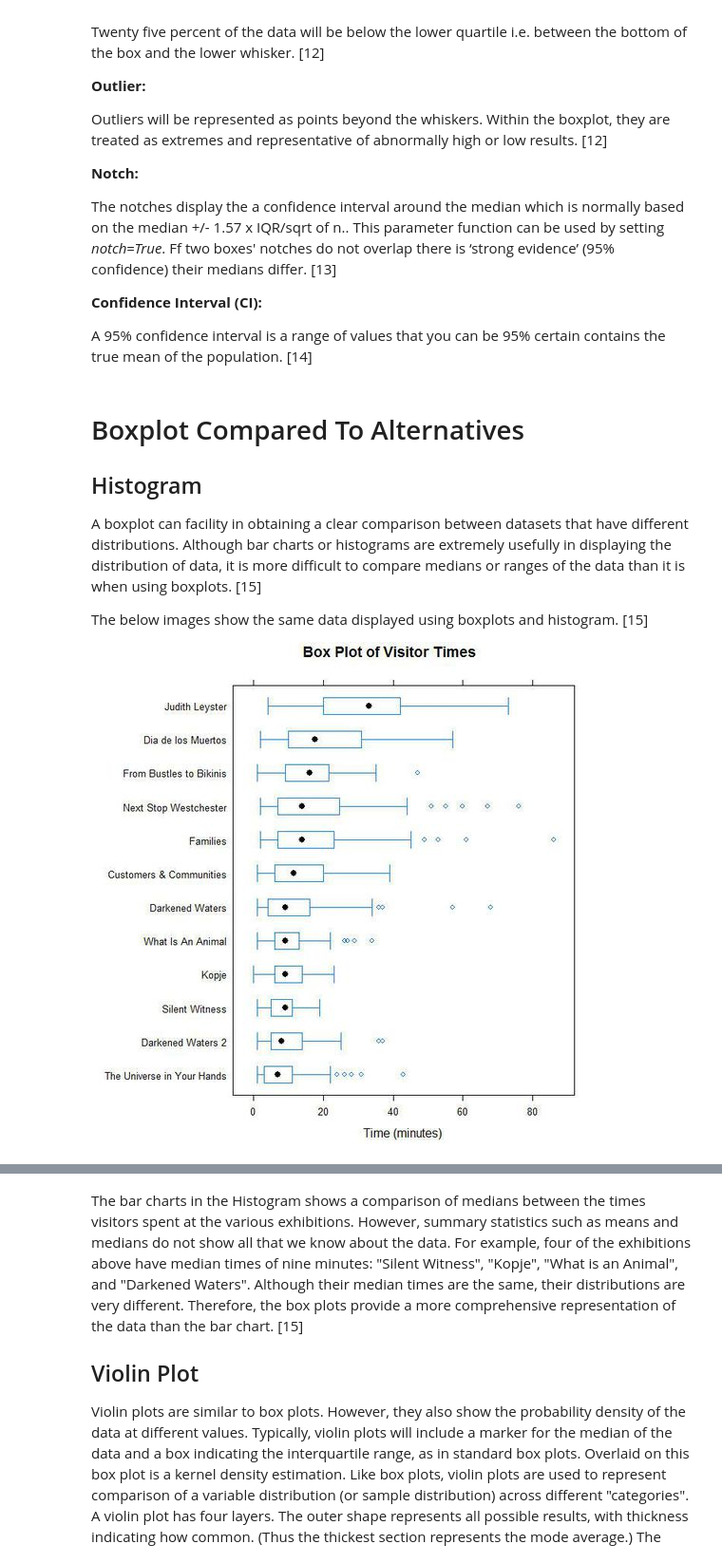
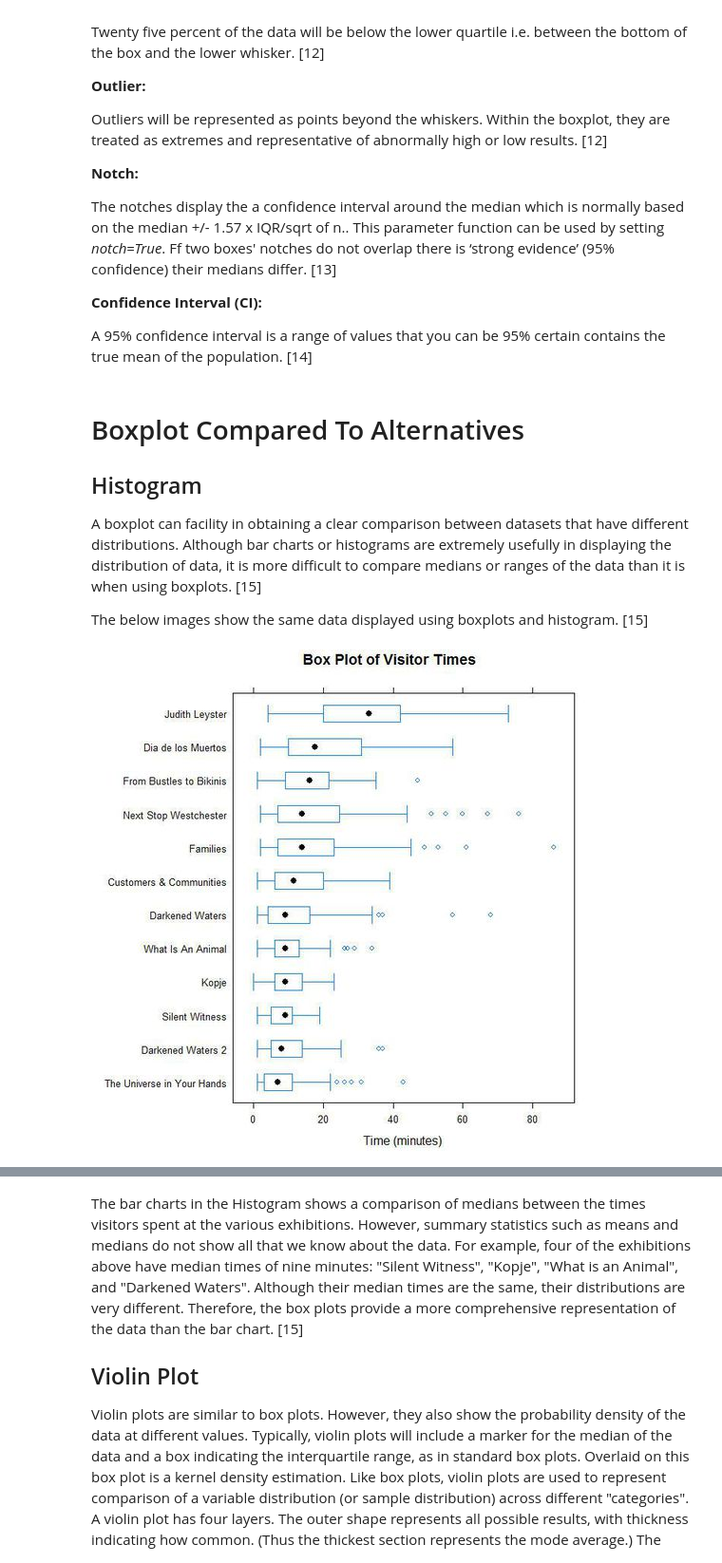
Before and after one commit to peterdt713/Fundamentals_Data_Analysis_Project, a Jupyter notebook: Boxplots.ipynb, the cells around one changed output, grey strips where cells are left out. Shown: that part at 95% size. Cells and saved outputs as stored; diff of their text form; code cells hidden in the pictures.

```diff
--- a/Boxplots.ipynb
+++ b/Boxplots.ipynb
@@ -245,5 +247,7 @@ A 95% confidence interval is a range of values that you can be 95% certain conta
 A boxplot can facility in obtaining a clear comparison between datasets that have different distributions. Although bar charts or histograms are extremely usefully in displaying the distribution of data, it is more difficult to compare medians or ranges of the data than it is when using boxplots. [15]
 
 The below images show the same data displayed using boxplots and histogram. [15]
-
-![image.png](attachment:image.png)
+# %%
+Image(filename='boxplot.jpg')
+# %% [output]
+[figure, added]
```
Also changed, not shown: parts of 3 cells of this notebook, 2 other files.
